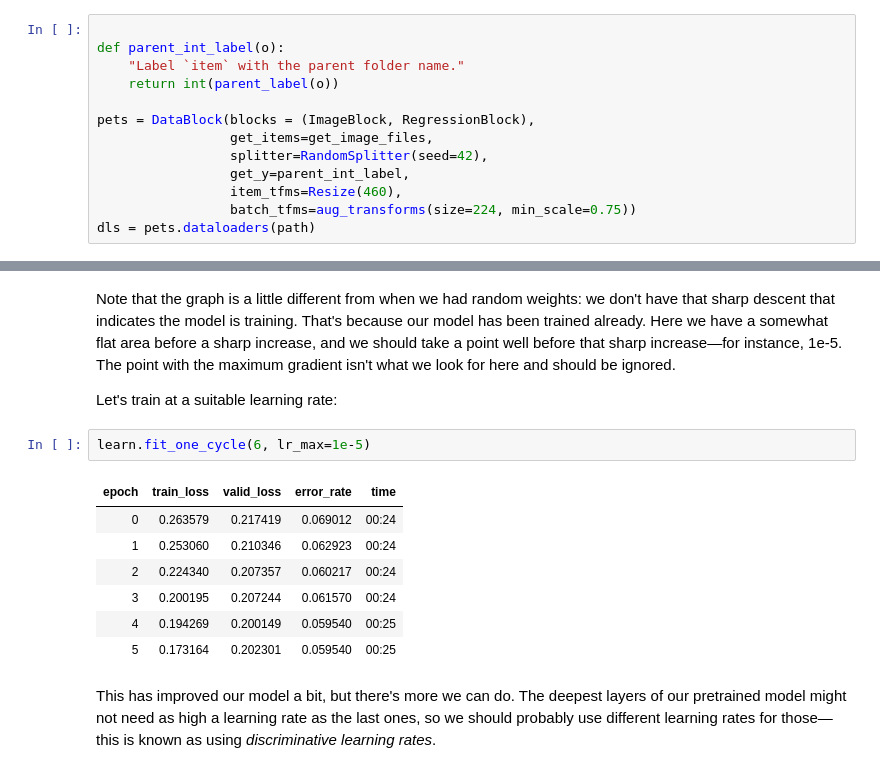
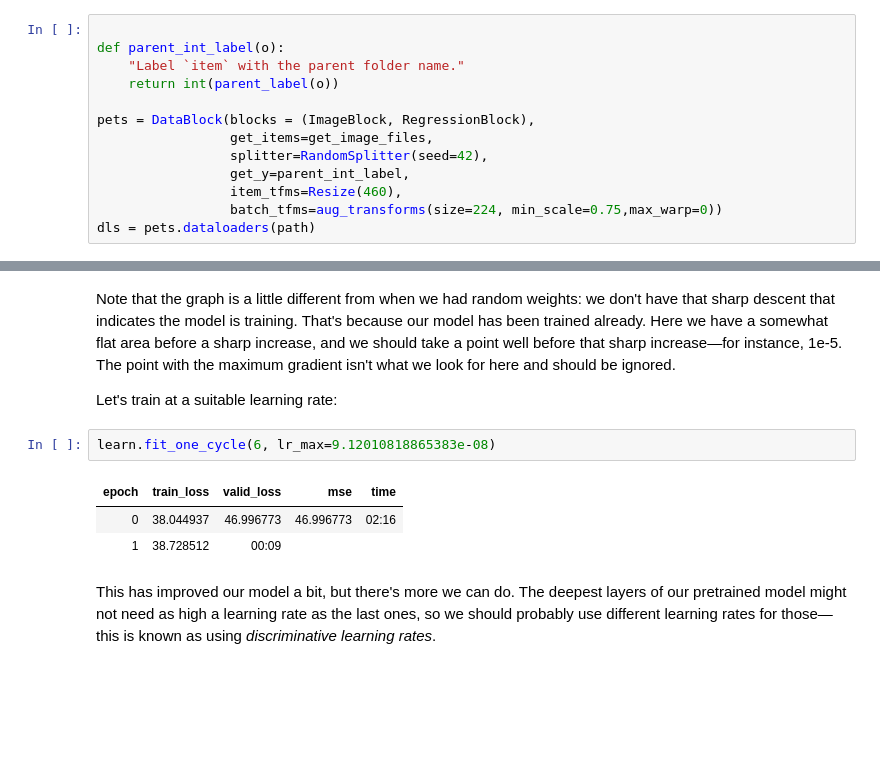
Before and after one commit to jvanelteren/age_prediction, a Jupyter notebook: age_prediction.ipynb, the cells around one changed output, grey strips where cells are left out. Drawn from its saved outputs; the diff is of its cells as text; blank space fills up the shorter version.

```diff
--- a/age_prediction.ipynb
+++ b/age_prediction.ipynb
@@ -61,7 +61,7 @@ pets = DataBlock(blocks = (ImageBlock, RegressionBlock),
                  splitter=RandomSplitter(seed=42),
                  get_y=parent_int_label,
                  item_tfms=Resize(460),
-                 batch_tfms=aug_transforms(size=224, min_scale=0.75))
+                 batch_tfms=aug_transforms(size=224, min_scale=0.75,max_warp=0))
 dls = pets.dataloaders(path)
 # %% [markdown]
 One important piece of this `DataBlock` call that we haven't seen before is in these two lines:
@@ -664,15 +185,11 @@ Note that the graph is a little different from when we had random weights: we do
 
 Let's train at a suitable learning rate:
 # %%
-learn.fit_one_cycle(6, lr_max=1e-5)
+learn.fit_one_cycle(6, lr_max=9.12010818865383e-08)
 # %% [output]
-| epoch | train_loss | valid_loss | error_rate | time |
-| 0 | 0.263579 | 0.217419 | 0.069012 | 00:24 |
-| 1 | 0.253060 | 0.210346 | 0.062923 | 00:24 |
-| 2 | 0.224340 | 0.207357 | 0.060217 | 00:24 |
-| 3 | 0.200195 | 0.207244 | 0.061570 | 00:24 |
-| 4 | 0.194269 | 0.200149 | 0.059540 | 00:25 |
-| 5 | 0.173164 | 0.202301 | 0.059540 | 00:25 |
+| epoch | train_loss | valid_loss | mse | time |
+| 0 | 38.044937 | 46.996773 | 46.996773 | 02:16 |
+| 1 | 38.728512 | 00:09 |
 # %% [markdown]
 This has improved our model a bit, but there's more we can do. The deepest layers of our pretrained model might not need as high a learning rate as the last ones, so we should probably use different learning rates for those—this is known as using *discriminative learning rates*.
 # %% [markdown]
```
Also changed, not shown: parts of 107 cells of this notebook, 10 other files.
